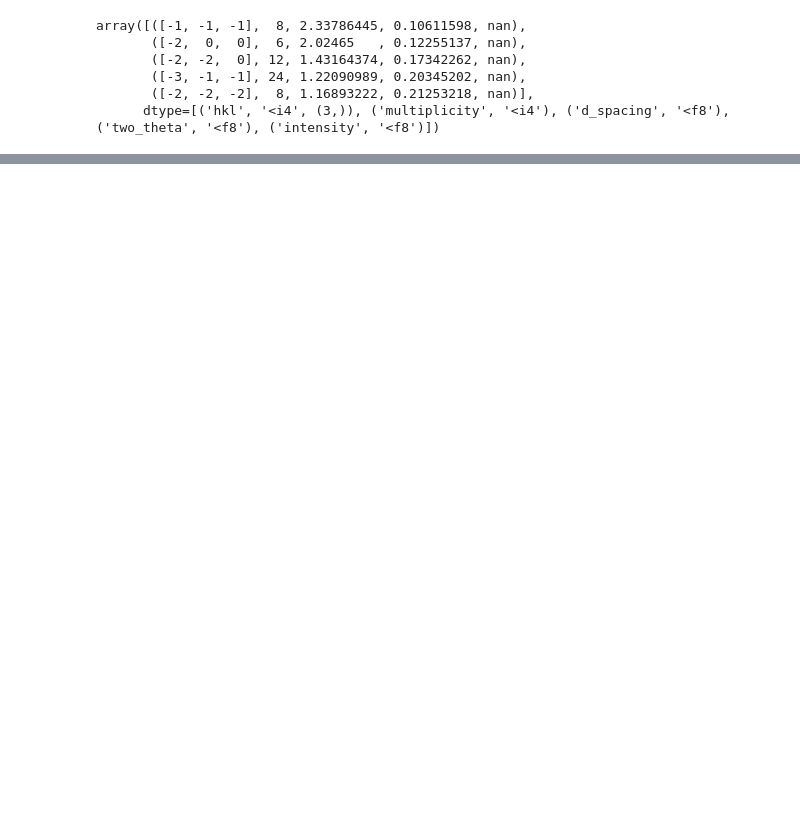
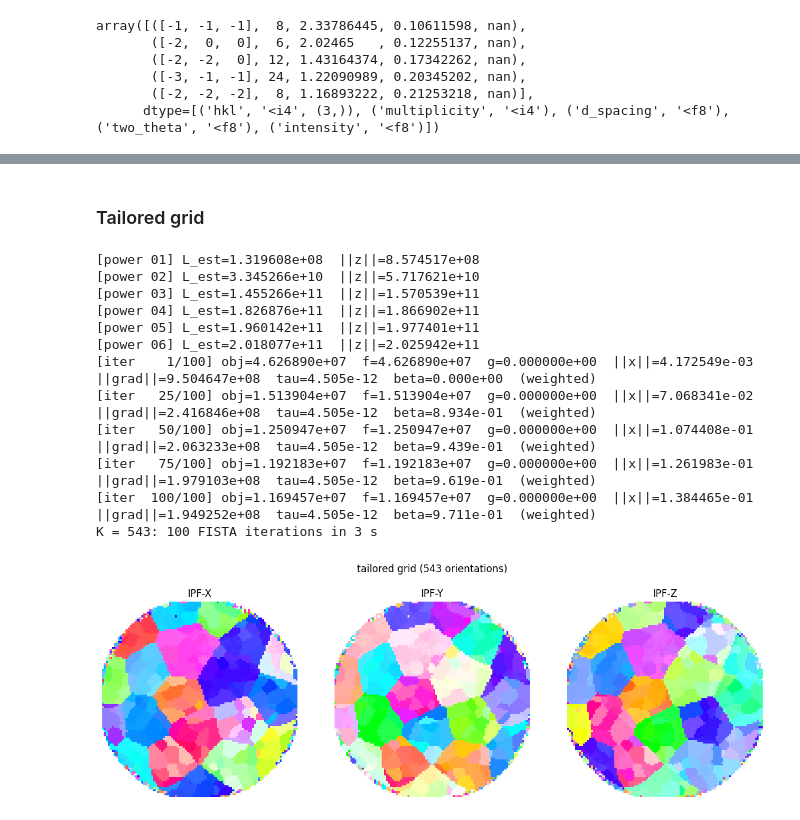
Before and after one commit to msaca-okse/diffractom, a Jupyter notebook: examples/example_diffractom_pipeline.ipynb, the cells around one changed output, grey strips where cells are left out. Drawn from its saved outputs; the diff is of its cells as text; code cells hidden in the pictures; blank space fills up the shorter version.

```diff
--- a/examples/example_diffractom_pipeline.ipynb
+++ b/examples/example_diffractom_pipeline.ipynb
@@ -246,0 +126,58 @@ for d, lbl in directions:
+# %%
+b = data.reshape(N_Omega, My, N_eta * N_rings)
+weights = np.ones((N_eta, N_rings), dtype=np.float32)  # one weight per (eta bin, ring)
+weights[40:50, :] = 0
+weights[130:140, :] = 0
+
+
+def reconstruct(grid, niter=100, huber_delta=30.0):
+    op = SinglePhaseForwardOperator(cfg=cfg, material=mat, grid=grid, max_gb=0.5, normalized=True,
+                                    reserve_coefficient_arrays=0)
+    t0 = time.perf_counter()
+    L = 1.1 * estimate_L_power_streamed(op, niter=6, seed=0)
+    solver = FISTAHuber(op, prox_kind="nonneg", L=L, huber_delta=huber_delta)
+    x = solver.run(np.zeros(op.coeff_shape, dtype=np.float32), b, niter=niter, weights=weights,
+                   verbose=1, diagnostics_interval=25)
+    print(f"K = {op.K}: {niter} FISTA iterations in {time.perf_counter() - t0:.0f} s")
+    return x
+
+
+def plot_ipf(x, grid, title, mask_fraction=0.05):
+    """IPF-X, -Y and -Z maps of the dominant orientation in each pixel, where the summed coefficients exceed
+    mask_fraction times their maximum."""
+    mats = R.concatenate(grid.rotations_at_level(0)).as_matrix()
+    density = x.sum(axis=0)                                   # (Ny, Nx)
+    mask = density > mask_fraction * density.max()
+    dominant = Orientation.from_matrix(mats[np.argmax(x, axis=0)].reshape(-1, 3, 3).transpose(0, 2, 1),
+                                       symmetry.Oh)
+    fig, axes = plt.subplots(1, 3, figsize=(12, 4.2))
+    for ax, (direction, label) in zip(axes, [([1, 0, 0], "X"), ([0, 1, 0], "Y"), ([0, 0, 1], "Z")]):
+        key = plot.IPFColorKeyTSL(symmetry.Oh, direction=Vector3d(direction))
+        rgba = np.zeros((*density.shape, 4))
+        rgba[..., :3] = key.orientation2color(dominant).reshape(*density.shape, 3)
+        rgba[..., 3] = mask
+        ax.imshow(rgba.transpose(1, 0, 2)[::-1, ::-1])  # the map orientation of the simulation
+        ax.set_title(f"IPF-{label}")
+        ax.axis("off")
+    fig.suptitle(title)
+    plt.tight_layout(rect=(0, 0, 1, 0.94))
+    plt.show()
+# %% [markdown]
+### Tailored grid
+# %%
+x_tailored = reconstruct(grid_tailored)
+plot_ipf(x_tailored, grid_tailored, "tailored grid (543 orientations)")
+# %% [output]
+[power 01] L_est=1.319608e+08  ||z||=8.574517e+08
+[power 02] L_est=3.345266e+10  ||z||=5.717621e+10
+[power 03] L_est=1.455266e+11  ||z||=1.570539e+11
+[power 04] L_est=1.826876e+11  ||z||=1.866902e+11
+[power 05] L_est=1.960142e+11  ||z||=1.977401e+11
+[power 06] L_est=2.018077e+11  ||z||=2.025942e+11
+[iter    1/100] obj=4.626890e+07  f=4.626890e+07  g=0.000000e+00  ||x||=4.172549e-03  ||grad||=9.504647e+08  tau=4.505e-12  beta=0.000e+00  (weighted)
+[iter   25/100] obj=1.513904e+07  f=1.513904e+07  g=0.000000e+00  ||x||=7.068341e-02  ||grad||=2.416846e+08  tau=4.505e-12  beta=8.934e-01  (weighted)
+[iter   50/100] obj=1.250947e+07  f=1.250947e+07  g=0.000000e+00  ||x||=1.074408e-01  ||grad||=2.063233e+08  tau=4.505e-12  beta=9.439e-01  (weighted)
+[iter   75/100] obj=1.192183e+07  f=1.192183e+07  g=0.000000e+00  ||x||=1.261983e-01  ||grad||=1.979103e+08  tau=4.505e-12  beta=9.619e-01  (weighted)
+[iter  100/100] obj=1.169457e+07  f=1.169457e+07  g=0.000000e+00  ||x||=1.384465e-01  ||grad||=1.949252e+08  tau=4.505e-12  beta=9.711e-01  (weighted)
+K = 543: 100 FISTA iterations in 3 s
+[figure, added]
```
Also changed, not shown: parts of 19 cells of this notebook, 4 other files.
